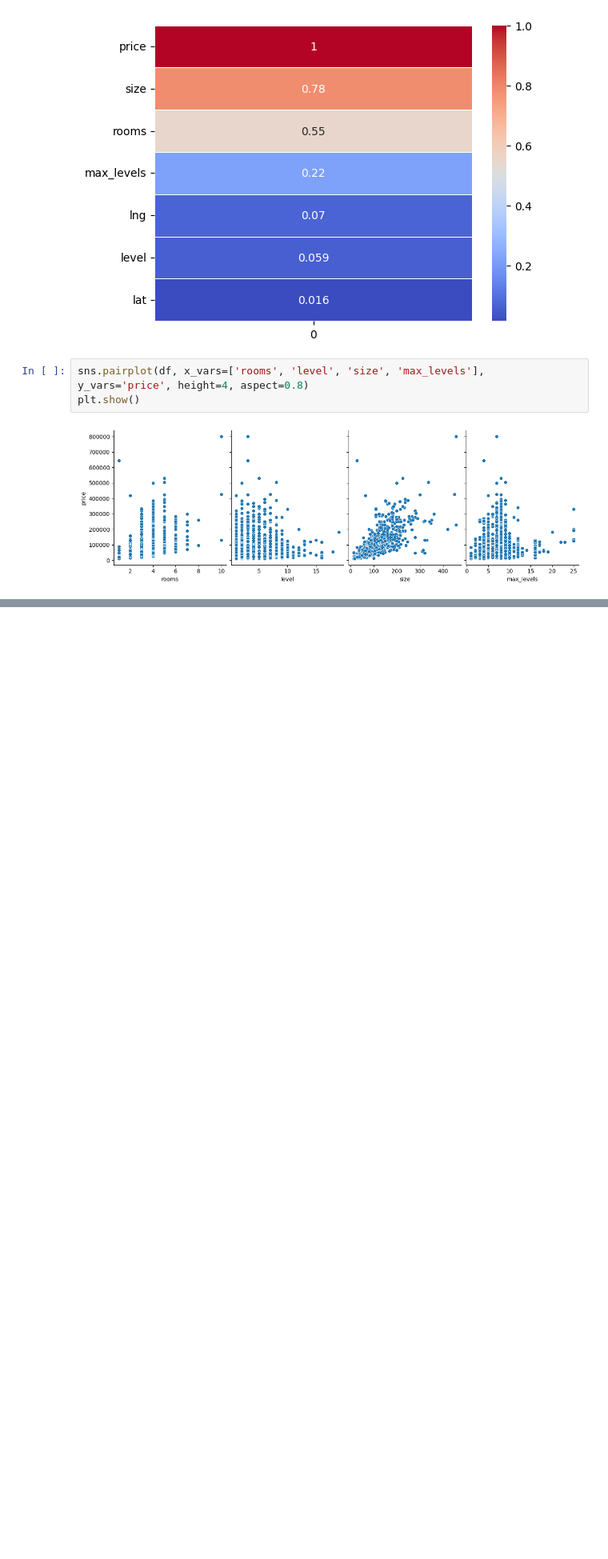
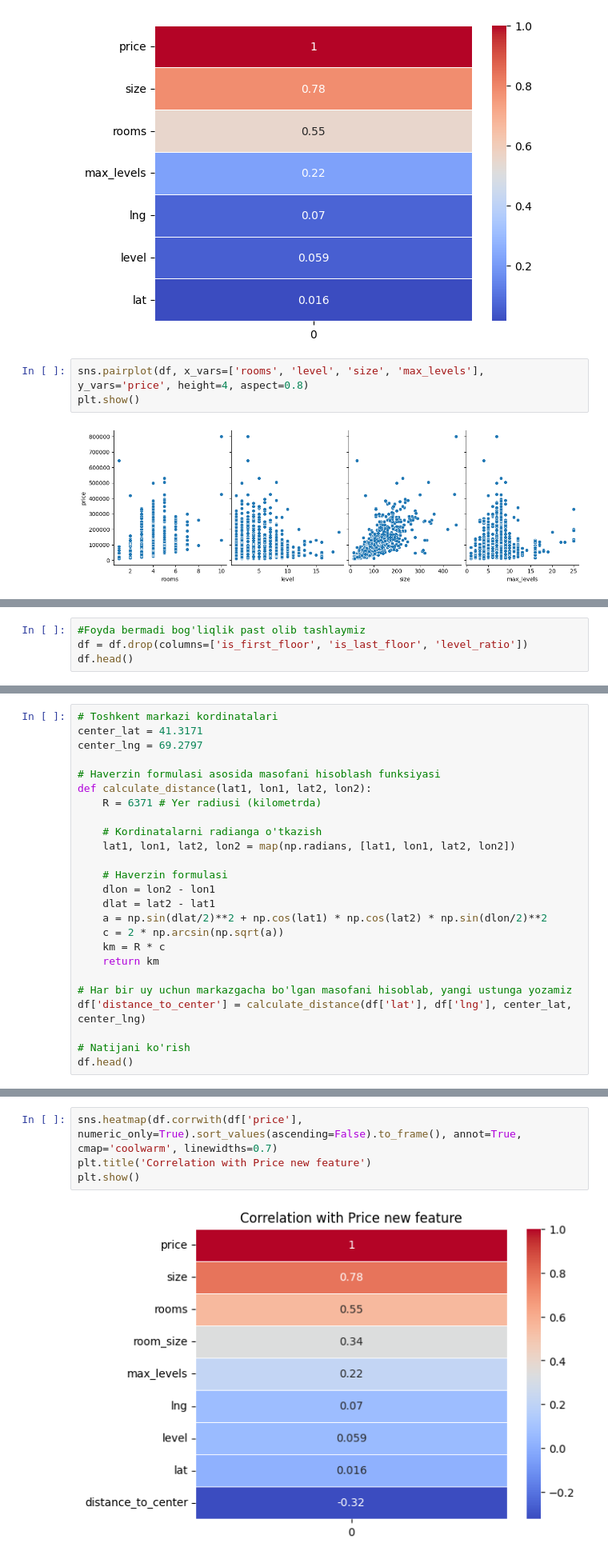
Before and after one commit to sarmuh/first-ml-training, a Jupyter notebook: notebooks/01_data_info.ipynb, the cells around one changed output, grey strips where cells are left out. Shown at 80% size. Saved outputs shown, nothing was run; the diff lists cells and outputs as text; blank space fills up the shorter version.

```diff
--- a/notebooks/01_data_info.ipynb
+++ b/notebooks/01_data_info.ipynb
@@ -149,0 +205,4 @@ plt.show()
+# %%
+#Foyda bermadi bog'liqlik past olib tashlaymiz
+df = df.drop(columns=['is_first_floor', 'is_last_floor', 'level_ratio'])
+df.head()
@@ -149,0 +216,25 @@ plt.show()
+# %%
+# Toshkent markazi kordinatalari
+center_lat = 41.3171
+center_lng = 69.2797
+
+# Haverzin formulasi asosida masofani hisoblash funksiyasi
+def calculate_distance(lat1, lon1, lat2, lon2):
+    R = 6371 # Yer radiusi (kilometrda)
+
+    # Kordinatalarni radianga o'tkazish
+    lat1, lon1, lat2, lon2 = map(np.radians, [lat1, lon1, lat2, lon2])
+
+    # Haverzin formulasi
+    dlon = lon2 - lon1
+    dlat = lat2 - lat1
+    a = np.sin(dlat/2)**2 + np.cos(lat1) * np.cos(lat2) * np.sin(dlon/2)**2
+    c = 2 * np.arcsin(np.sqrt(a))
+    km = R * c
+    return km
+
+# Har bir uy uchun markazgacha bo'lgan masofani hisoblab, yangi ustunga yozamiz
+df['distance_to_center'] = calculate_distance(df['lat'], df['lng'], center_lat, center_lng)
+
+# Natijani ko'rish
+df.head()
@@ -149,0 +248,6 @@ plt.show()
+# %%
+sns.heatmap(df.corrwith(df['price'], numeric_only=True).sort_values(ascending=False).to_frame(), annot=True, cmap='coolwarm', linewidths=0.7)
+plt.title('Correlation with Price new feature')
+plt.show()
+# %% [output]
+[figure, added]
```
Also changed, not shown: parts of 9 cells of this notebook.
